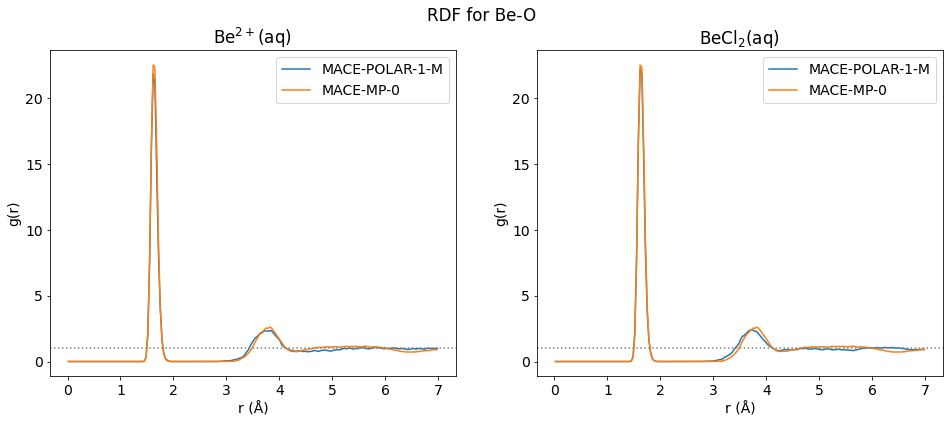
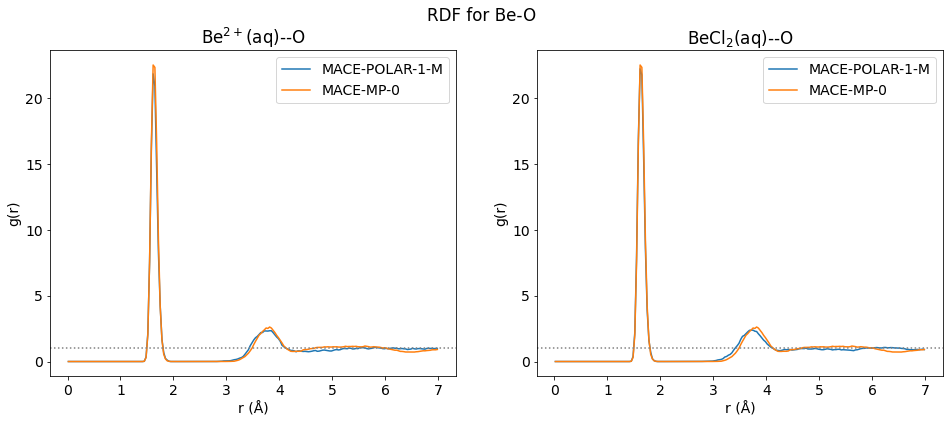
Unified diff of the notebook cell whose output changed from the first chart to the second:
--- before
+++ after
@@ -3,5 +3,5 @@
 for i, key in enumerate(POLAR_rdf_data):
     r = POLAR_rdf_data[key]['# Distance / pm']/100
-    axs[i].set_title(key)
+    axs[i].set_title(key+'--O')
     axs[i].set_xlabel('r (Å)')
     axs[i].set_ylabel('g(r)')

Commit: Fixed incorrect plot titles